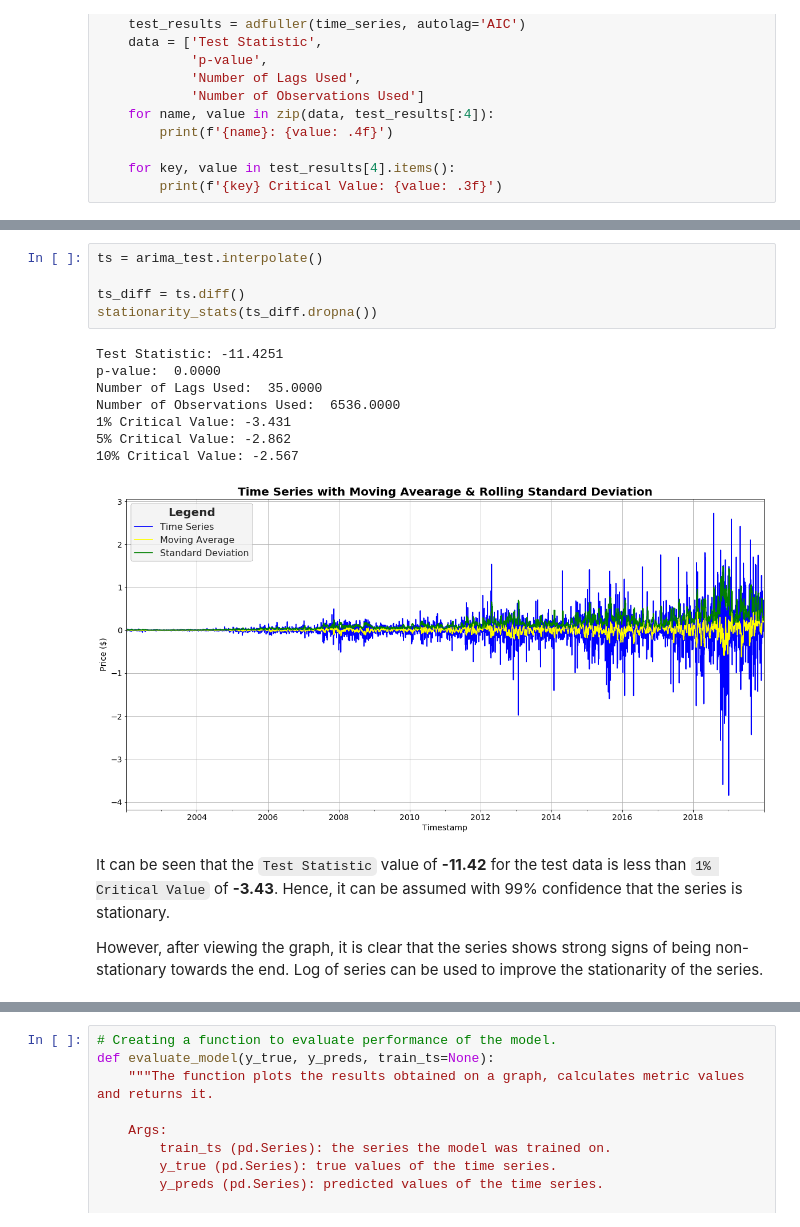
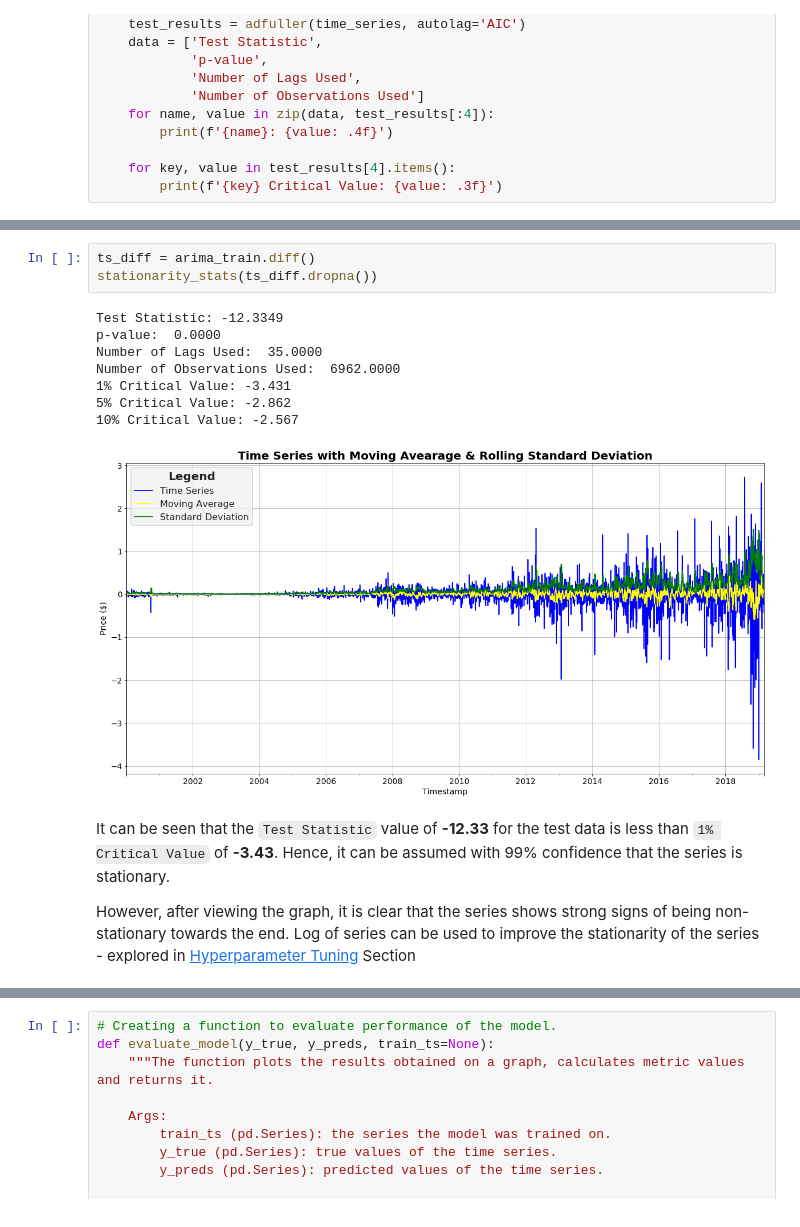
Before and after one commit to radroid/stock-price-predictor, a Jupyter notebook: 3_Model_Train_Test.ipynb, the cells around one changed output, grey strips where cells are left out. Cells and saved outputs as stored; diff of their text form.

```diff
--- a/3_Model_Train_Test.ipynb
+++ b/3_Model_Train_Test.ipynb
@@ -171,18 +173,16 @@ arima_train.plot(ax=ax, linestyle='--');
 # %%
-ts = arima_test.interpolate()
-
-ts_diff = ts.diff()
+ts_diff = arima_train.diff()
 stationarity_stats(ts_diff.dropna())
 # %% [output]
-Test Statistic: -11.4251
+Test Statistic: -12.3349
 p-value:  0.0000
 Number of Lags Used:  35.0000
-Number of Observations Used:  6536.0000
+Number of Observations Used:  6962.0000
 1% Critical Value: -3.431
 5% Critical Value: -2.862
 10% Critical Value: -2.567
-[figure, old version]
+[figure, new version]
 # %% [markdown]
-It can be seen that the `Test Statistic` value of **-11.42** for the test data is less than `1% Critical Value` of **-3.43**. Hence, it can be assumed with 99% confidence that the series is stationary.
+It can be seen that the `Test Statistic` value of **-12.33** for the test data is less than `1% Critical Value` of **-3.43**. Hence, it can be assumed with 99% confidence that the series is stationary.
 
-However, after viewing the graph, it is clear that the series shows strong signs of being non-stationary towards the end. Log of series can be used to improve the stationarity of the series.
+However, after viewing the graph, it is clear that the series shows strong signs of being non-stationary towards the end. Log of series can be used to improve the stationarity of the series - explored in [Hyperparameter Tuning](#hyperparameter-tuning-1) Section
```
Also changed, not shown: parts of 57 cells of this notebook, 2 other files.
